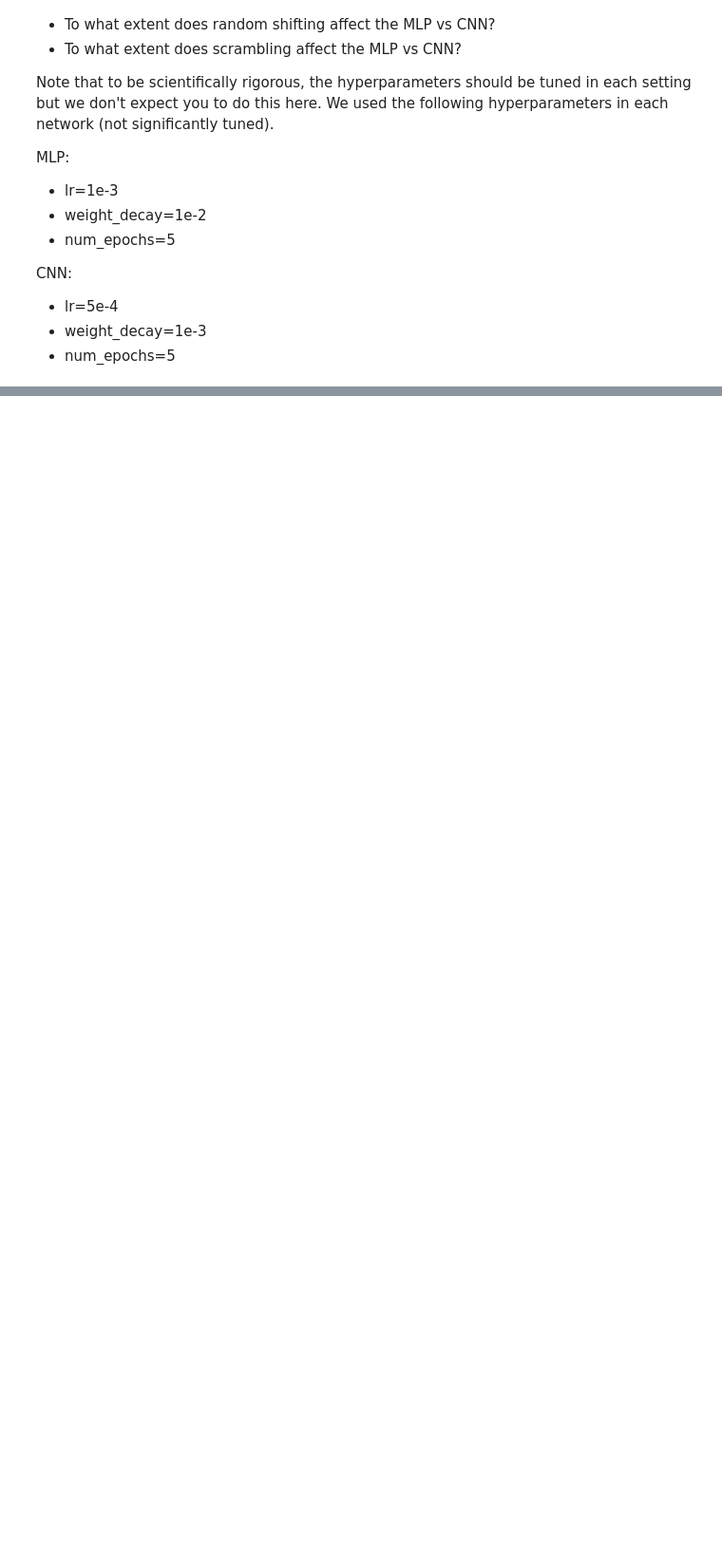
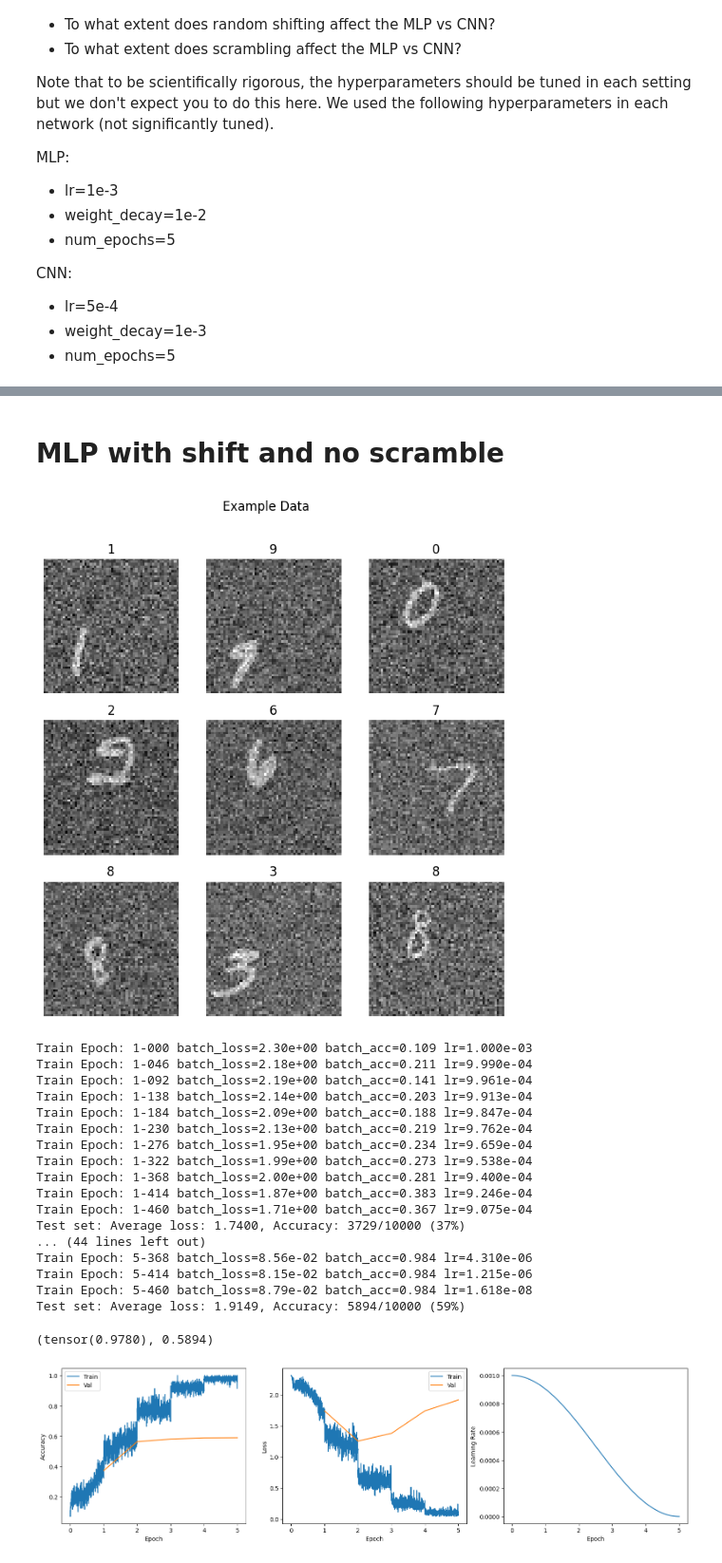
Before and after one commit to Darioliu28/ML_course, a Jupyter notebook: labs/ex08/template/ex08.ipynb, the cells around one changed output, grey strips where cells are left out. Shown at 95% size. Drawn from its saved outputs; the diff is of its cells as text; code cells hidden in the pictures; blank space fills up the shorter version.

```diff
--- a/labs/ex08/template/ex08.ipynb
+++ b/labs/ex08/template/ex08.ipynb
@@ -525,0 +612,50 @@ run_training(
+# %% [markdown]
+# MLP with shift and no scramble
+# %%
+image_size = 56
+model_factory = lambda: get_mlp(image_size)
+num_epochs = 5
+device = torch.device("cuda" if torch.cuda.is_available() else "cpu")
+
+optimizer_kwargs = dict(
+    lr=1e-3,
+    weight_decay=1e-2,
+)
+data_kwargs = dict(
+    base_dataset=datasets.MNIST,
+    batch_size=128,
+    img_size=image_size,
+    random_shift=True,
+    scramble_image=False,
+    noise=1.0,
+    show_examples=True,
+)
+
+run_training(
+    model_factory=model_factory,
+    num_epochs=num_epochs,
+    optimizer_kwargs=optimizer_kwargs,
+    data_kwargs=data_kwargs,
+    device=device,
+)
+# %% [output]
+[figure, added]
+Train Epoch: 1-000 batch_loss=2.30e+00 batch_acc=0.109 lr=1.000e-03
+Train Epoch: 1-046 batch_loss=2.18e+00 batch_acc=0.211 lr=9.990e-04
+Train Epoch: 1-092 batch_loss=2.19e+00 batch_acc=0.141 lr=9.961e-04
+Train Epoch: 1-138 batch_loss=2.14e+00 batch_acc=0.203 lr=9.913e-04
+Train Epoch: 1-184 batch_loss=2.09e+00 batch_acc=0.188 lr=9.847e-04
+Train Epoch: 1-230 batch_loss=2.13e+00 batch_acc=0.219 lr=9.762e-04
+Train Epoch: 1-276 batch_loss=1.95e+00 batch_acc=0.234 lr=9.659e-04
+Train Epoch: 1-322 batch_loss=1.99e+00 batch_acc=0.273 lr=9.538e-04
+Train Epoch: 1-368 batch_loss=2.00e+00 batch_acc=0.281 lr=9.400e-04
+Train Epoch: 1-414 batch_loss=1.87e+00 batch_acc=0.383 lr=9.246e-04
+Train Epoch: 1-460 batch_loss=1.71e+00 batch_acc=0.367 lr=9.075e-04
+Test set: Average loss: 1.7400, Accuracy: 3729/10000 (37%)
+... (44 lines left out)
+Train Epoch: 5-368 batch_loss=8.56e-02 batch_acc=0.984 lr=4.310e-06
+Train Epoch: 5-414 batch_loss=8.15e-02 batch_acc=0.984 lr=1.215e-06
+Train Epoch: 5-460 batch_loss=8.79e-02 batch_acc=0.984 lr=1.618e-08
+Test set: Average loss: 1.9149, Accuracy: 5894/10000 (59%)
+(tensor(0.9780), 0.5894)
+[figure, added]
```
Also changed, not shown: parts of 16 cells of this notebook.
